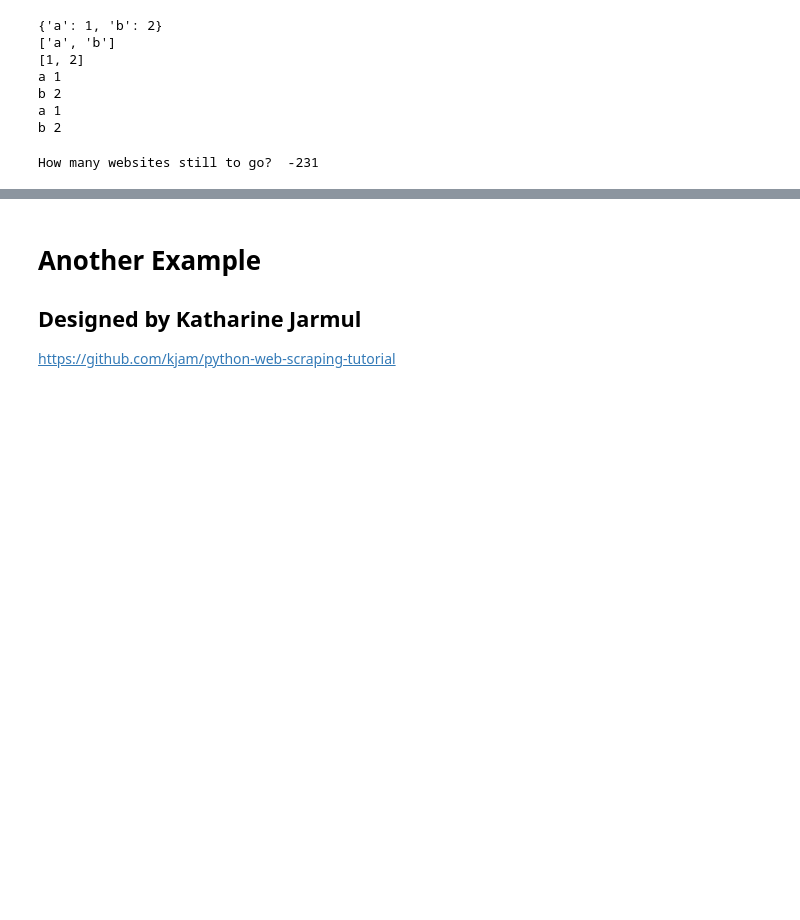
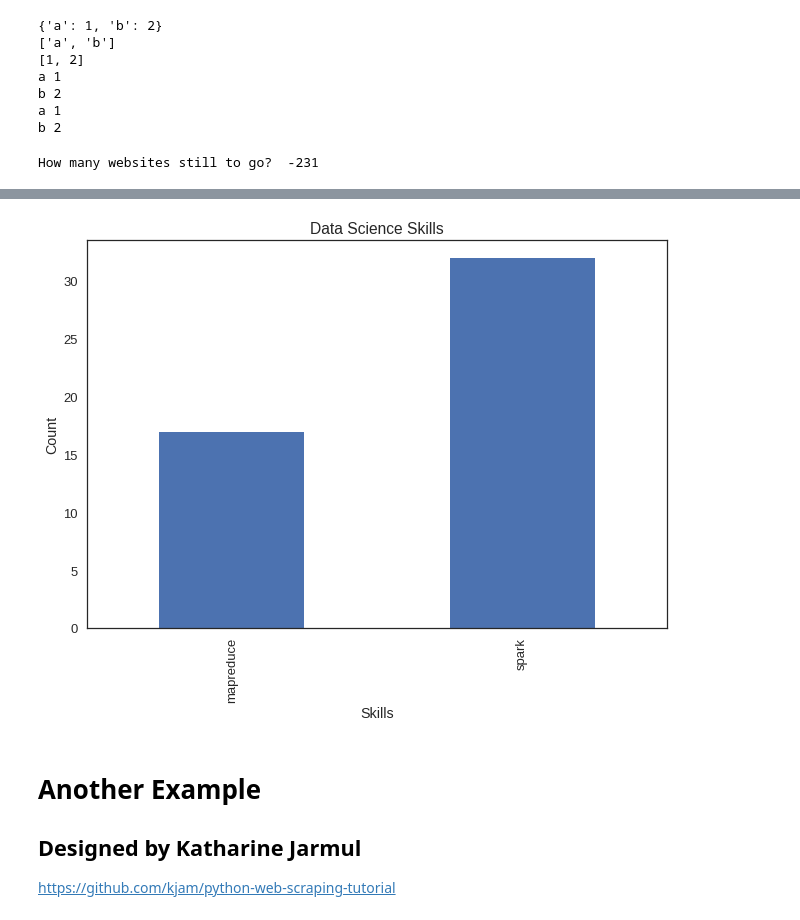
Before and after one commit to ShichengChen/cs109, a Jupyter notebook: lecture2/02-DataScrapingQuizzes.ipynb, the cells around one changed output, grey strips where cells are left out. Saved outputs shown, nothing was run; the diff lists cells and outputs as text; code cells hidden in the pictures; blank space fills up the shorter version.

```diff
--- a/lecture2/02-DataScrapingQuizzes.ipynb
+++ b/lecture2/02-DataScrapingQuizzes.ipynb
@@ -1390,16 +1395,18 @@ print skill_set
 # %%
 pseries = pd.Series(skill_set)
-pseries.sort_(ascending=False)
+pseries.sort_index(ascending=False)
 
 pseries.plot(kind = 'bar')
 ## set the title to Score Comparison
 plt.title('Data Science Skills')
 ## set the x label
 plt.xlabel('Skills')
 ## set the y label
 plt.ylabel('Count')
 ## show the plot
 plt.show()
+# %% [output]
+[figure, added]
 # %% [markdown]
 Another Example
 ================
```
Also changed, not shown: parts of 5 cells of this notebook, 3 other files.
